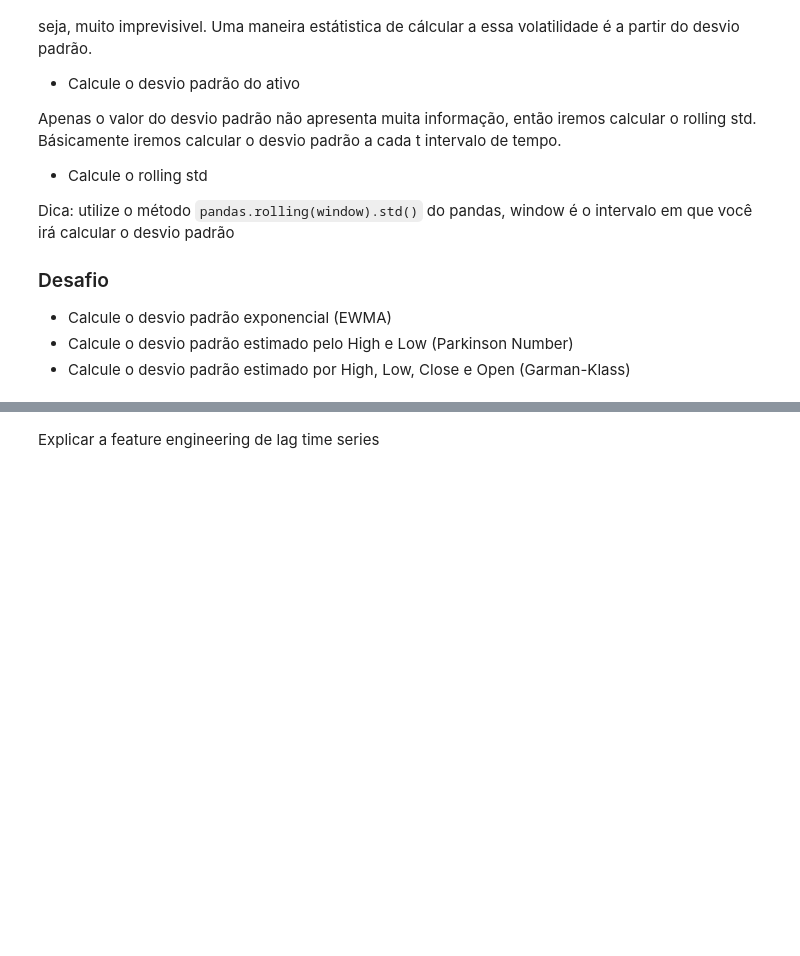
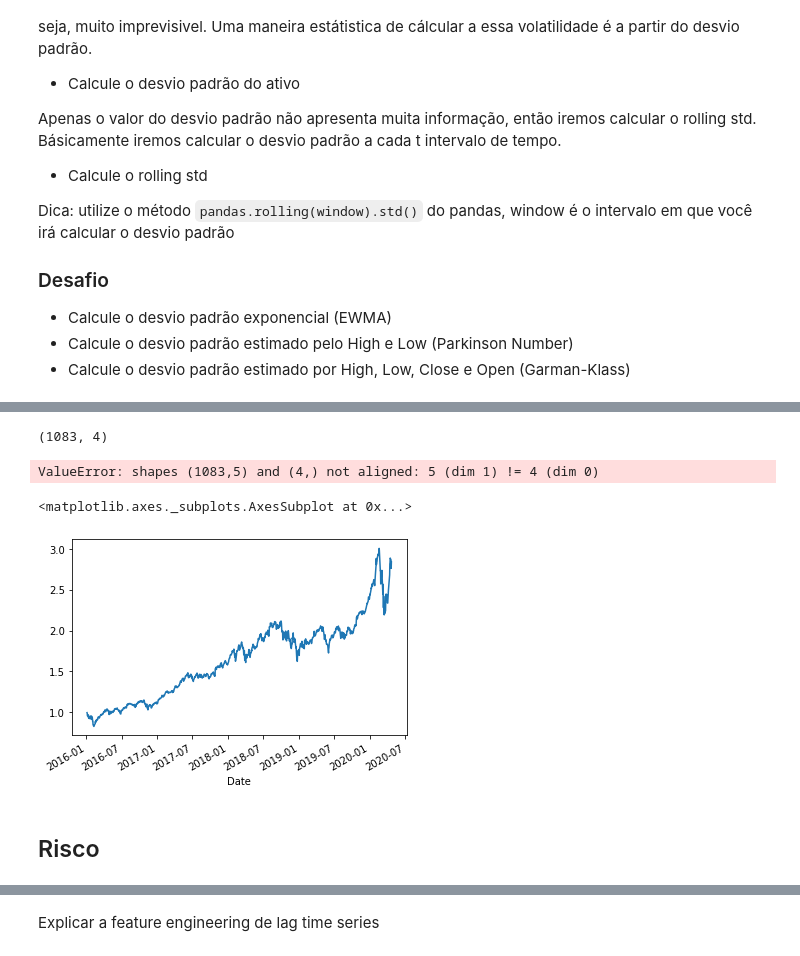
Before and after one commit to lucas-leme/quant-basics, a Jupyter notebook: quant-basics.ipynb, the cells around one changed output, grey strips where cells are left out. Cells and saved outputs as stored; diff of their text form; code cells hidden in the pictures; blank space fills up the shorter version.

Commit message:
insert return info

```diff
--- a/quant-basics.ipynb
+++ b/quant-basics.ipynb
@@ -187,0 +210,16 @@ garman_klass.plot()
+# %%
+wallet = {
+    'TSLA': .15,
+    'AMZN': .35,
+    'AAPL': .20,
+    'GOOG': .20
+}
+weights = np.array(list(wallet.values()))
+# %%
+wallet_time_series = data.DataReader(list(wallet.keys()),
+                     start='2016-1-1',
+                     end='2020-4-22',
+                     data_source='yahoo')
+# %%
+wallet_return = wallet_time_series.Close.pct_change()
+wallet_return.head()
@@ -188,3 +234,18 @@ garman_klass.plot()
+# %%
+wallet_return.to_numpy().shape
+# %% [output]
+(1083, 4)
+# %%
+wallet_return['return'] = np.dot(wallet_return.to_numpy(), weights)
+# %% [output]
+ValueError: shapes (1083,5) and (4,) not aligned: 5 (dim 1) != 4 (dim 0)
+# %%
+(1 + wallet_return['return']).cumprod().plot()
+# %% [output]
+<matplotlib.axes._subplots.AxesSubplot at 0x...>
+[figure, added]
+# %% [markdown]
+## Risco
 # %% [markdown]
 # Predição de Time Series
 
```
Also changed, not shown: parts of 13 cells of this notebook, 1 other file.
